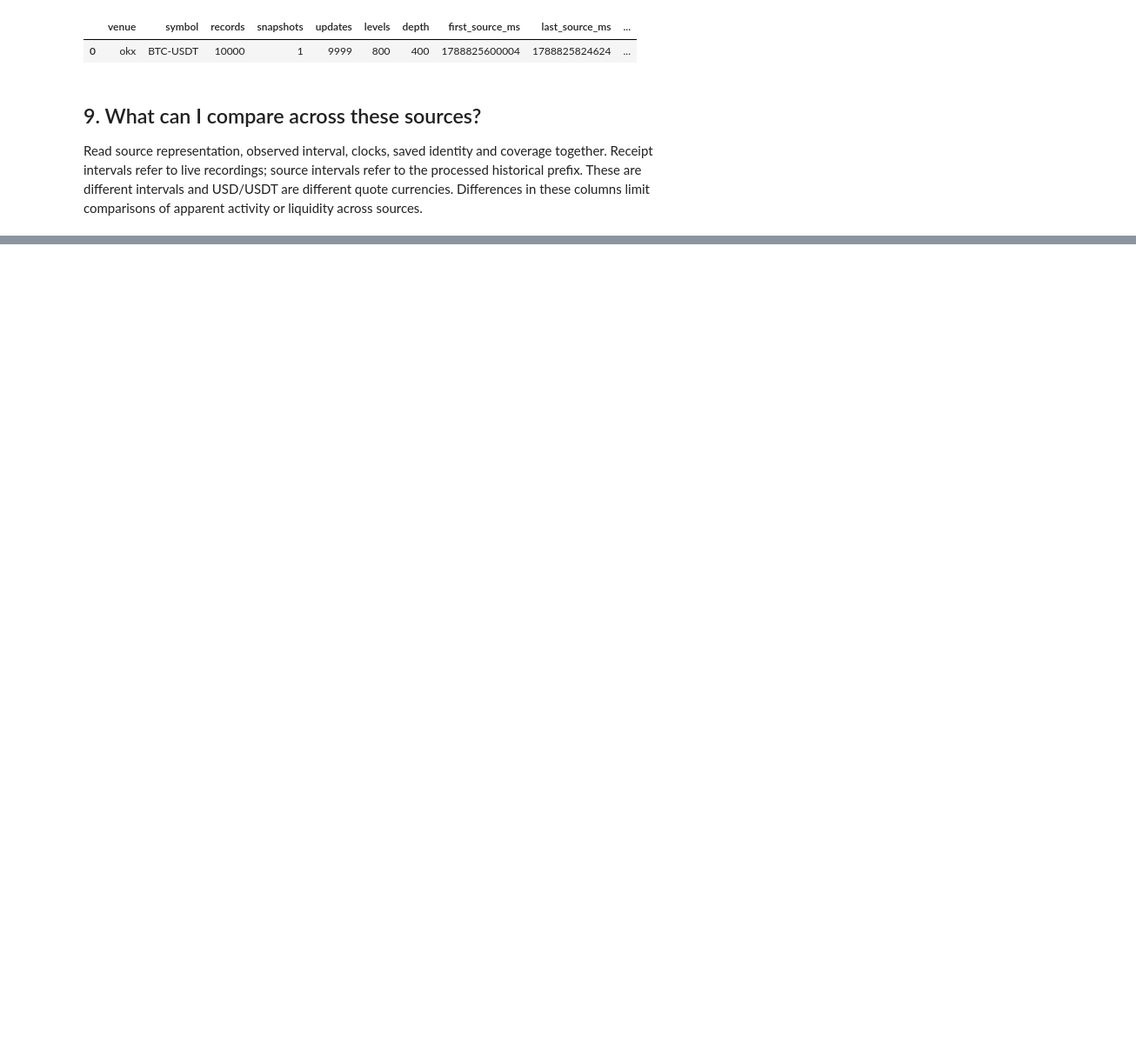
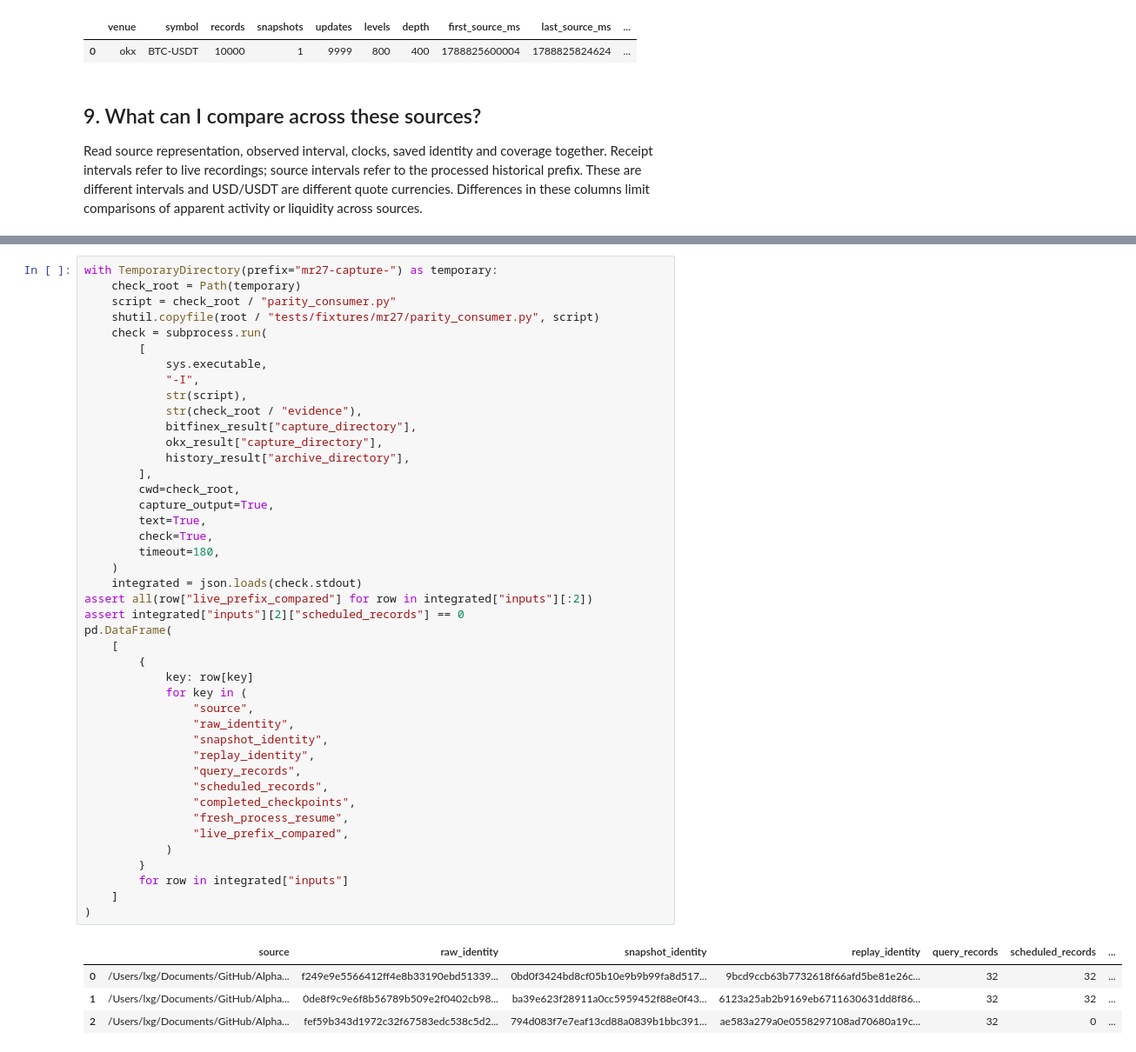
Before and after one commit to lixuanguang/alpha-research-lab-private, a Jupyter notebook: examples/market-data-capture.ipynb, the cells around one changed output, grey strips where cells are left out. Shown at 87% size. Saved outputs shown, nothing was run; the diff lists cells and outputs as text; blank space fills up the shorter version.

```diff
--- a/examples/market-data-capture.ipynb
+++ b/examples/market-data-capture.ipynb
@@ -442,0 +469,48 @@ pd.DataFrame(evidence)
+# %%
+with TemporaryDirectory(prefix="mr27-capture-") as temporary:
+    check_root = Path(temporary)
+    script = check_root / "parity_consumer.py"
+    shutil.copyfile(root / "tests/fixtures/mr27/parity_consumer.py", script)
+    check = subprocess.run(
+        [
+            sys.executable,
+            "-I",
+            str(script),
+            str(check_root / "evidence"),
+            bitfinex_result["capture_directory"],
+            okx_result["capture_directory"],
+            history_result["archive_directory"],
+        ],
+        cwd=check_root,
+        capture_output=True,
+        text=True,
+        check=True,
+        timeout=180,
+    )
+    integrated = json.loads(check.stdout)
+assert all(row["live_prefix_compared"] for row in integrated["inputs"][:2])
+assert integrated["inputs"][2]["scheduled_records"] == 0
+pd.DataFrame(
+    [
+        {
+            key: row[key]
+            for key in (
+                "source",
+                "raw_identity",
+                "snapshot_identity",
+                "replay_identity",
+                "query_records",
+                "scheduled_records",
+                "completed_checkpoints",
+                "fresh_process_resume",
+                "live_prefix_compared",
+            )
+        }
+        for row in integrated["inputs"]
+    ]
+)
+# %% [output]
+|  | source | raw_identity | snapshot_identity | replay_identity | query_records | scheduled_records | ... |
+| 0 | /Users/lxg/Documents/GitHub/Alpha... | f249e9e5566412ff4e8b33190ebd51339... | 0bd0f3424bd8cf05b10e9b9b99fa8d517... | 9bcd9ccb63b7732618f66afd5be81e26c... | 32 | 32 | ... |
+| 1 | /Users/lxg/Documents/GitHub/Alpha... | 0de8f9c9e6f8b56789b509e2f0402cb98... | ba39e623f28911a0cc5959452f88e0f43... | 6123a25ab2b9169eb6711630631dd8f86... | 32 | 32 | ... |
+| 2 | /Users/lxg/Documents/GitHub/Alpha... | fef59b343d1972c32f67583edc538c5d2... | 794d083f7e7eaf13cd88a0839b1bbc391... | ae583a279a0e0558297108ad70680a19c... | 32 | 0 | ... |
```
Also changed, not shown: parts of 8 cells of this notebook, 11 other files.
